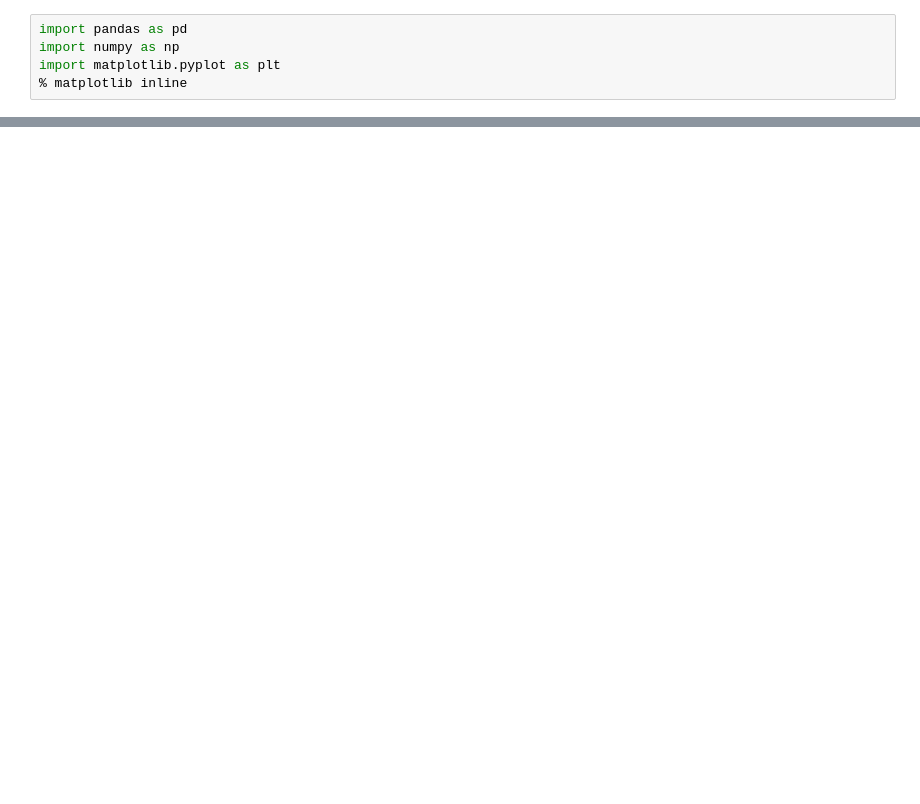
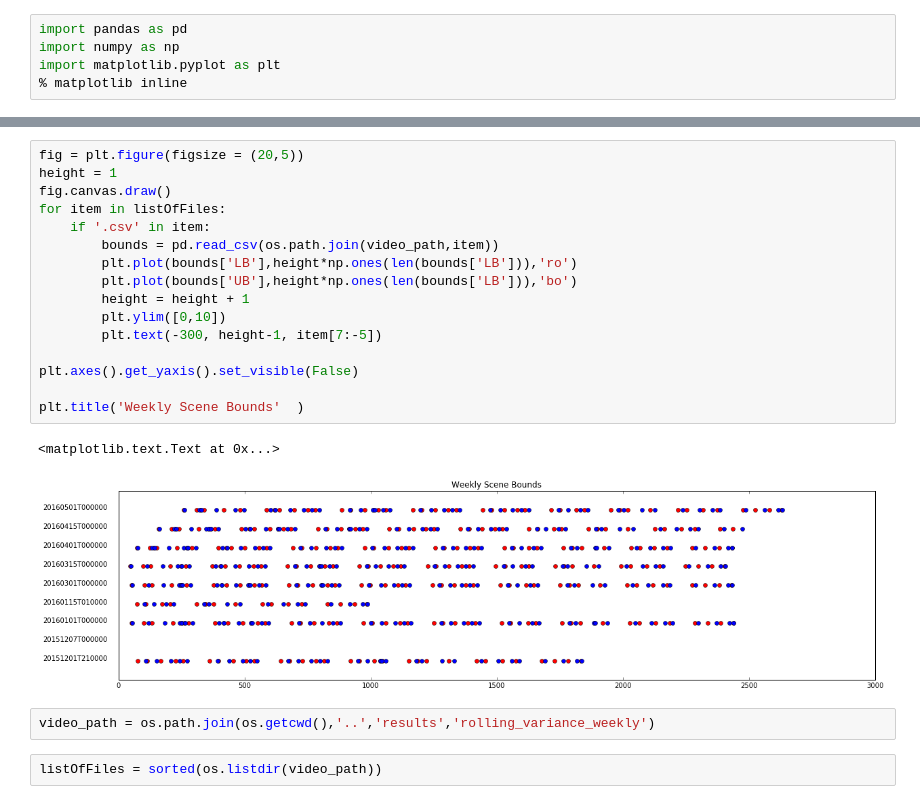
Before and after one commit to valentina-s/OOIVideos, a Jupyter notebook: notebooks/Visualize_Bounds.ipynb, the cells around one changed output, grey strips where cells are left out. Drawn from its saved outputs; the diff is of its cells as text; blank space fills up the shorter version.

```diff
--- a/notebooks/Visualize_Bounds.ipynb
+++ b/notebooks/Visualize_Bounds.ipynb
@@ -28,0 +42,23 @@ plt.title('20160101 Scene Bounds'  )
+# %%
+fig = plt.figure(figsize = (20,5))
+height = 1
+fig.canvas.draw()
+for item in listOfFiles:
+    if '.csv' in item:
+        bounds = pd.read_csv(os.path.join(video_path,item))
+        plt.plot(bounds['LB'],height*np.ones(len(bounds['LB'])),'ro')
+        plt.plot(bounds['UB'],height*np.ones(len(bounds['LB'])),'bo')
+        height = height + 1
+        plt.ylim([0,10])
+        plt.text(-300, height-1, item[7:-5])
+
+plt.axes().get_yaxis().set_visible(False)
+
+plt.title('Weekly Scene Bounds'  )
+# %% [output]
+<matplotlib.text.Text at 0x...>
+[figure, added]
+# %%
+video_path = os.path.join(os.getcwd(),'..','results','rolling_variance_weekly')
+# %%
+listOfFiles = sorted(os.listdir(video_path))
```
Also changed, not shown: parts of 11 cells of this notebook.
